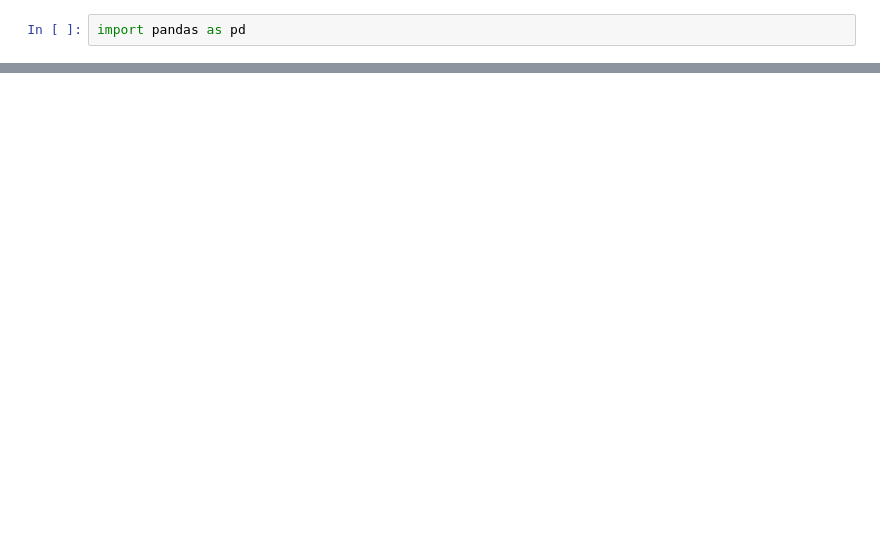
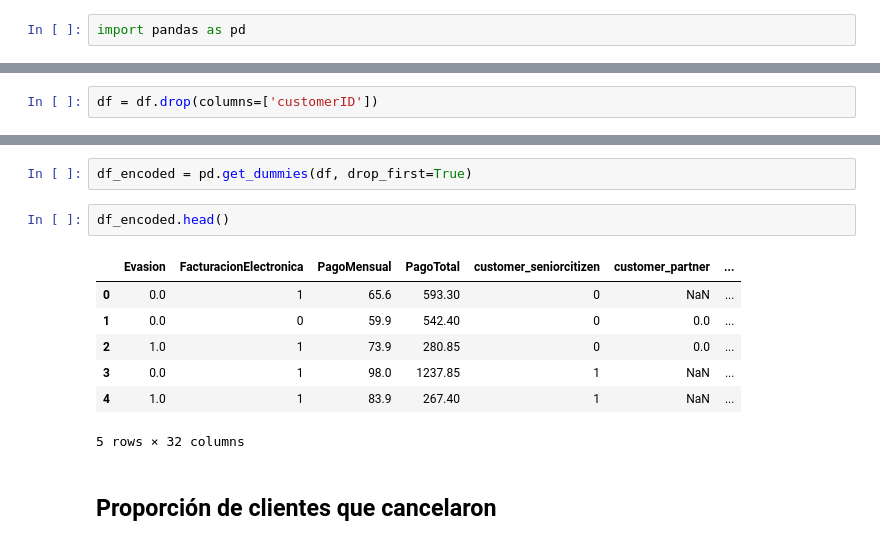
Before and after one commit to maxriosg/TelecomX_2, a Jupyter notebook: TelecomX_2.ipynb, the cells around one changed output, grey strips where cells are left out. Saved outputs shown, nothing was run; the diff lists cells and outputs as text; blank space fills up the shorter version.

```diff
--- a/TelecomX_2.ipynb
+++ b/TelecomX_2.ipynb
@@ -989,0 +11,2 @@ Este informe proporciona a Telecom X una base sólida para transformar la gesti
+# %%
+df = df.drop(columns=['customerID'])
@@ -989,0 +26,14 @@ Este informe proporciona a Telecom X una base sólida para transformar la gesti
+# %%
+df_encoded = pd.get_dummies(df, drop_first=True)
+# %%
+df_encoded.head()
+# %% [output]
+|  | Evasion | FacturacionElectronica | PagoMensual | PagoTotal | customer_seniorcitizen | customer_partner | ... |
+| 0 | 0.0 | 1 | 65.6 | 593.30 | 0 | NaN | ... |
+| 1 | 0.0 | 0 | 59.9 | 542.40 | 0 | 0.0 | ... |
+| 2 | 1.0 | 1 | 73.9 | 280.85 | 0 | 0.0 | ... |
+| 3 | 0.0 | 1 | 98.0 | 1237.85 | 1 | NaN | ... |
+| 4 | 1.0 | 1 | 83.9 | 267.40 | 1 | NaN | ... |
+5 rows × 32 columns
+# %% [markdown]
+## Proporción de clientes que cancelaron
```
Also changed, not shown: parts of 45 cells of this notebook.
